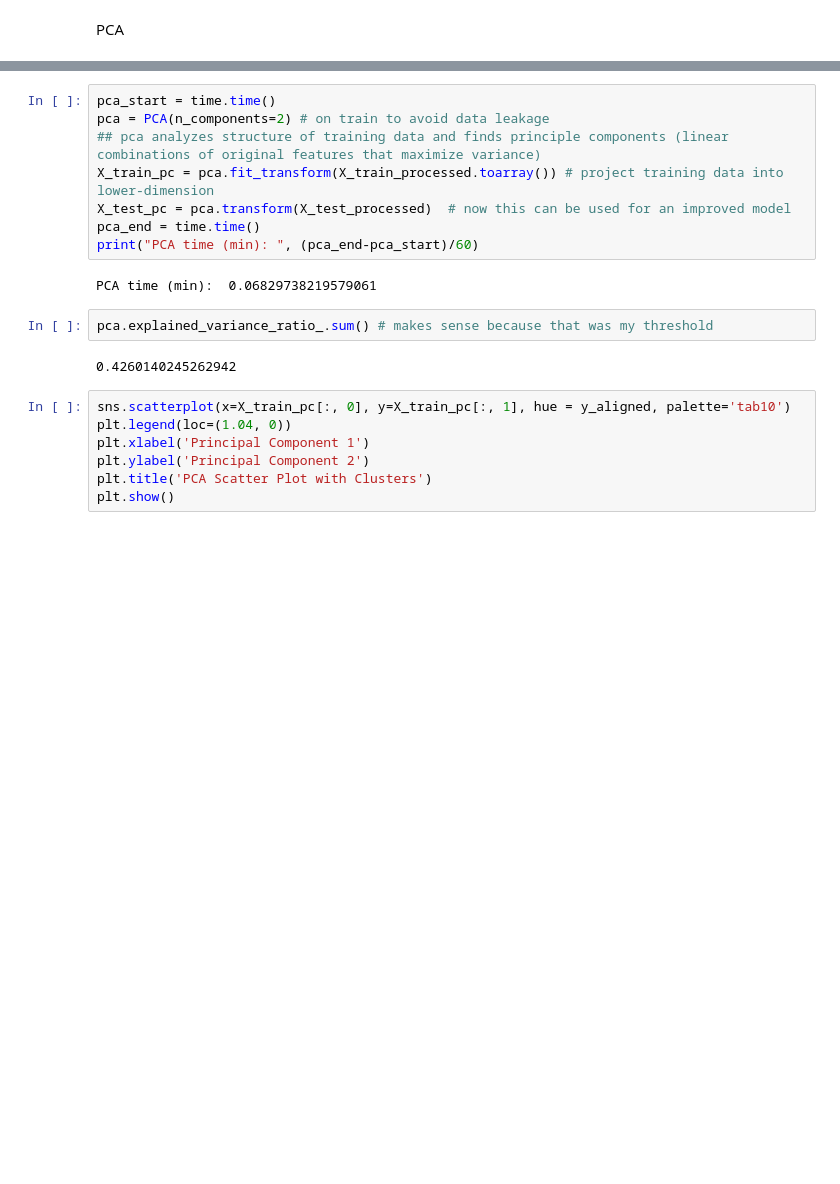
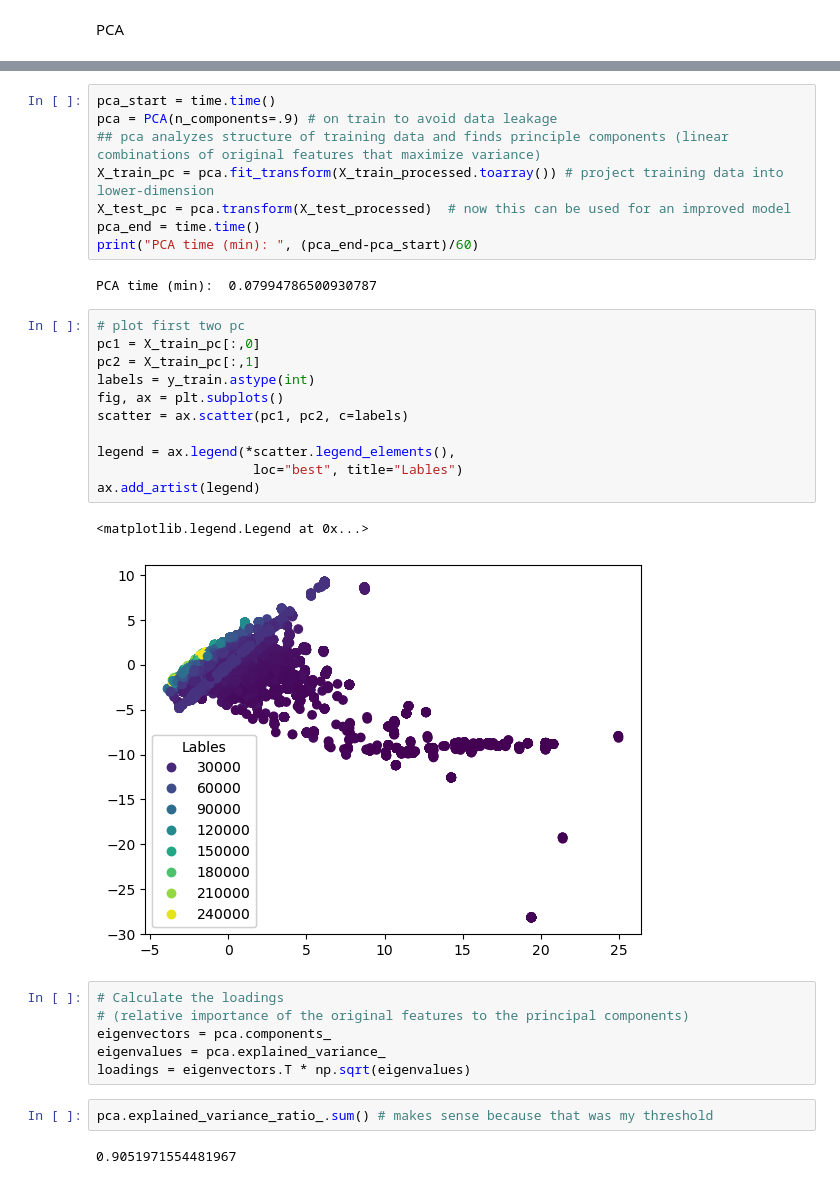
Before and after one commit to madisongarccia/486project, a Jupyter notebook: code/selected_model.ipynb, the cells around one changed output, grey strips where cells are left out. Saved outputs shown, nothing was run; the diff lists cells and outputs as text; blank space fills up the shorter version.

```diff
--- a/code/selected_model.ipynb
+++ b/code/selected_model.ipynb
@@ -399,22 +401,35 @@ print(f"Number of components to retain 95% variance: {n_components}")
 Number of components to retain 95% variance: 86
 # %%
 pca_start = time.time()
-pca = PCA(n_components=2) # on train to avoid data leakage
+pca = PCA(n_components=.9) # on train to avoid data leakage
 ## pca analyzes structure of training data and finds principle components (linear combinations of original features that maximize variance)
 X_train_pc = pca.fit_transform(X_train_processed.toarray()) # project training data into lower-dimension
 X_test_pc = pca.transform(X_test_processed)  # now this can be used for an improved model
 pca_end = time.time()
 print("PCA time (min): ", (pca_end-pca_start)/60)
 # %% [output]
-PCA time (min):  0.06829738219579061
+PCA time (min):  0.07994786500930787
+# %%
+# plot first two pc
+pc1 = X_train_pc[:,0]
+pc2 = X_train_pc[:,1]
+labels = y_train.astype(int)
+fig, ax = plt.subplots()
+scatter = ax.scatter(pc1, pc2, c=labels)
+
+legend = ax.legend(*scatter.legend_elements(),
+                    loc="best", title="Lables")
+ax.add_artist(legend)
+# %% [output]
+<matplotlib.legend.Legend at 0x...>
+[figure, added]
+# %%
+# Calculate the loadings
+# (relative importance of the original features to the principal components)
+eigenvectors = pca.components_
+eigenvalues = pca.explained_variance_
+loadings = eigenvectors.T * np.sqrt(eigenvalues)
 # %%
 pca.explained_variance_ratio_.sum() # makes sense because that was my threshold
 # %% [output]
-0.4260140245262942
+0.9051971554481967
-# %%
-sns.scatterplot(x=X_train_pc[:, 0], y=X_train_pc[:, 1], hue = y_aligned, palette='tab10')
-plt.legend(loc=(1.04, 0))
-plt.xlabel('Principal Component 1')
-plt.ylabel('Principal Component 2')
-plt.title('PCA Scatter Plot with Clusters')
-plt.show()
```
Also changed, not shown: parts of 7 cells of this notebook, 8 other files.
